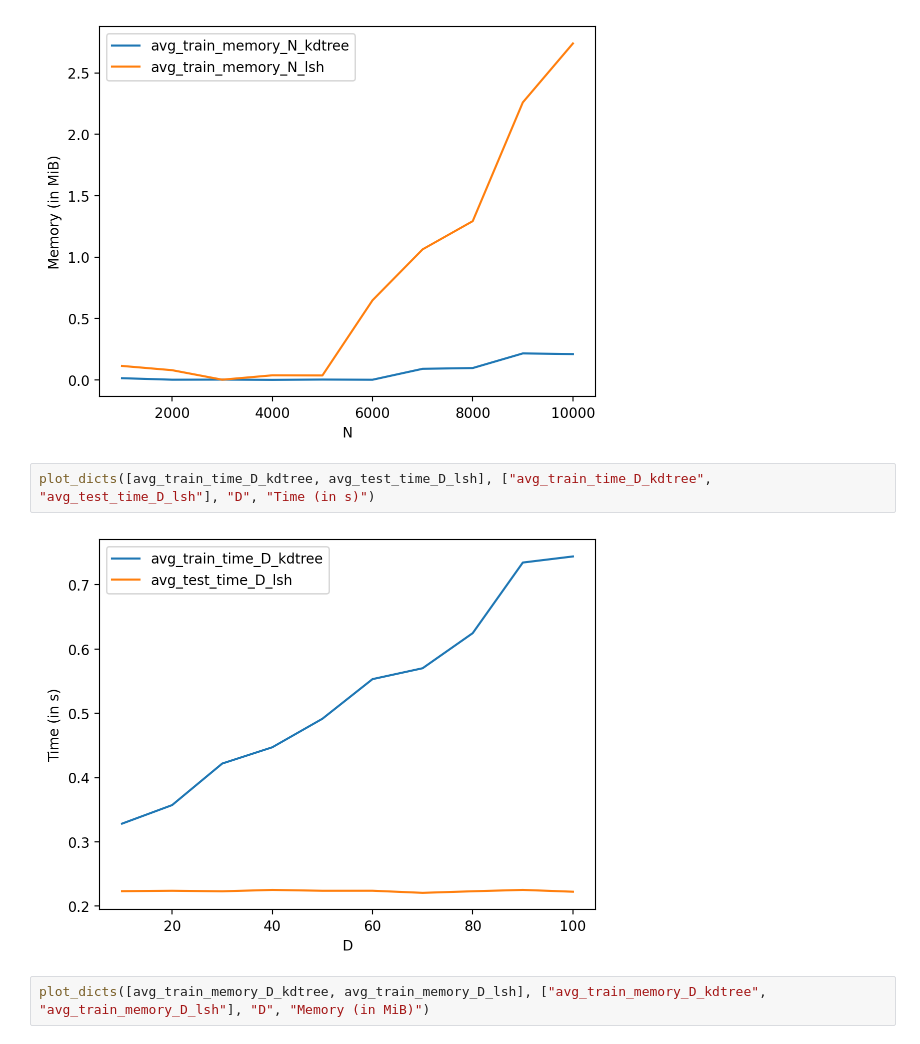
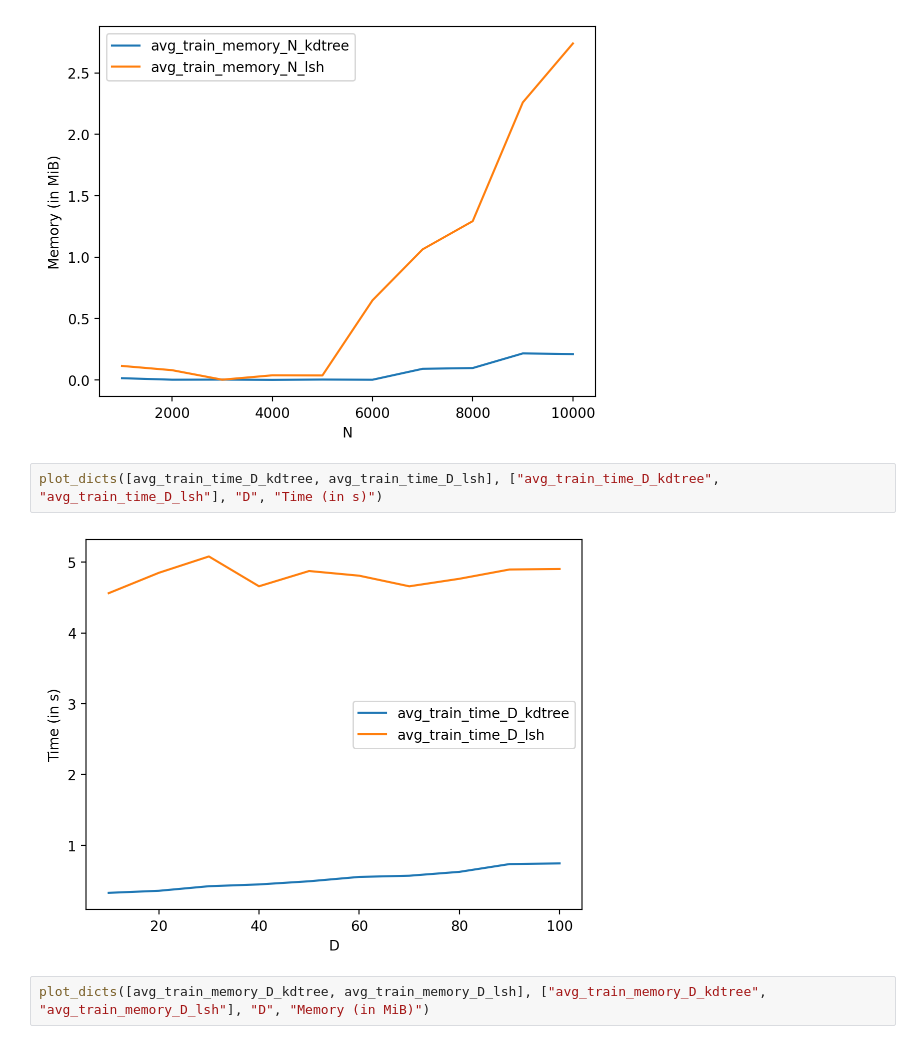
Before and after one commit to YYashraj/Assignment4-ES335-2024-sanity-descent, a Jupyter notebook: KNN.ipynb, the cells around one changed output. Cells and saved outputs as stored; diff of their text form.

Commit message:
Plot Fixed

```diff
--- a/KNN.ipynb
+++ b/KNN.ipynb
@@ -1265,9 +1265,9 @@ plot_dicts([avg_train_memory_N_kdtree, avg_train_memory_N_lsh], ["avg_train_memo
 # %% [output]
 [figure]
 # %%
-plot_dicts([avg_train_time_D_kdtree, avg_test_time_D_lsh], ["avg_train_time_D_kdtree", "avg_test_time_D_lsh"], "D", "Time (in s)")
+plot_dicts([avg_train_time_D_kdtree, avg_train_time_D_lsh], ["avg_train_time_D_kdtree", "avg_train_time_D_lsh"], "D", "Time (in s)")
 # %% [output]
-[figure, old version]
+[figure, new version]
 # %%
 plot_dicts([avg_train_memory_D_kdtree, avg_train_memory_D_lsh], ["avg_train_memory_D_kdtree", "avg_train_memory_D_lsh"], "D", "Memory (in MiB)")
 # %% [output]
```
Also changed, not shown: parts of 1 cell of this notebook.
